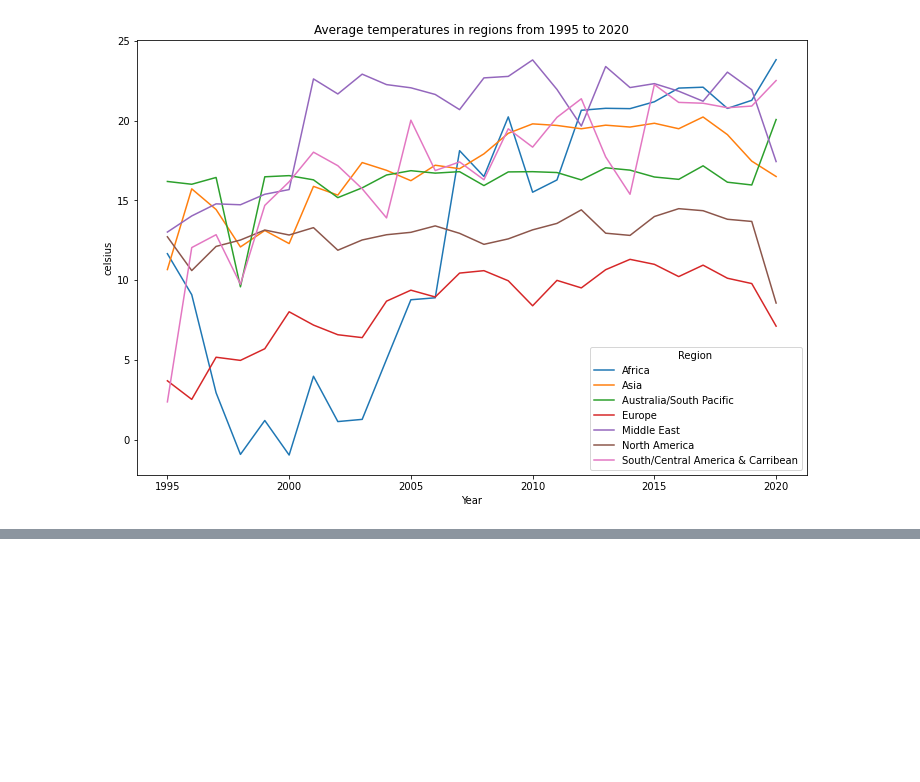
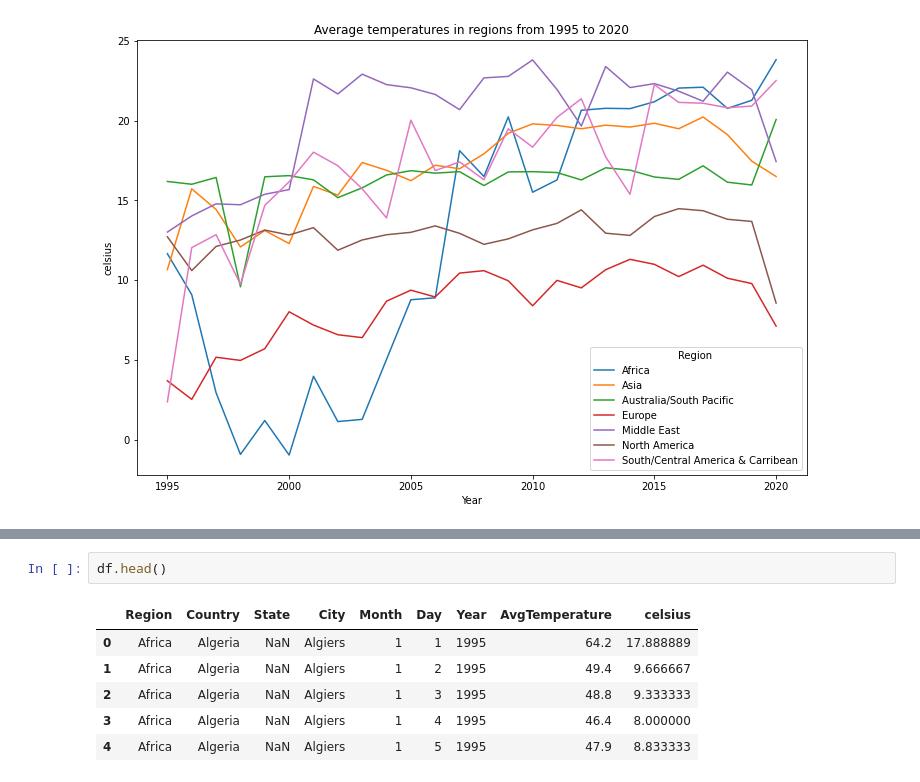
Before and after one commit to roblivesinottawa/analysis_climate_change_world, a Jupyter notebook: script.ipynb, the cells around one changed output, grey strips where cells are left out. Drawn from its saved outputs; the diff is of its cells as text; blank space fills up the shorter version.

```diff
--- a/script.ipynb
+++ b/script.ipynb
@@ -158,0 +182,9 @@ plt.show()
+# %%
+df.head()
+# %% [output]
+|  | Region | Country | State | City | Month | Day | Year | AvgTemperature | celsius |
+| 0 | Africa | Algeria | NaN | Algiers | 1 | 1 | 1995 | 64.2 | 17.888889 |
+| 1 | Africa | Algeria | NaN | Algiers | 1 | 2 | 1995 | 49.4 | 9.666667 |
+| 2 | Africa | Algeria | NaN | Algiers | 1 | 3 | 1995 | 48.8 | 9.333333 |
+| 3 | Africa | Algeria | NaN | Algiers | 1 | 4 | 1995 | 46.4 | 8.000000 |
+| 4 | Africa | Algeria | NaN | Algiers | 1 | 5 | 1995 | 47.9 | 8.833333 |
```
Also changed, not shown: parts of 7 cells of this notebook.
